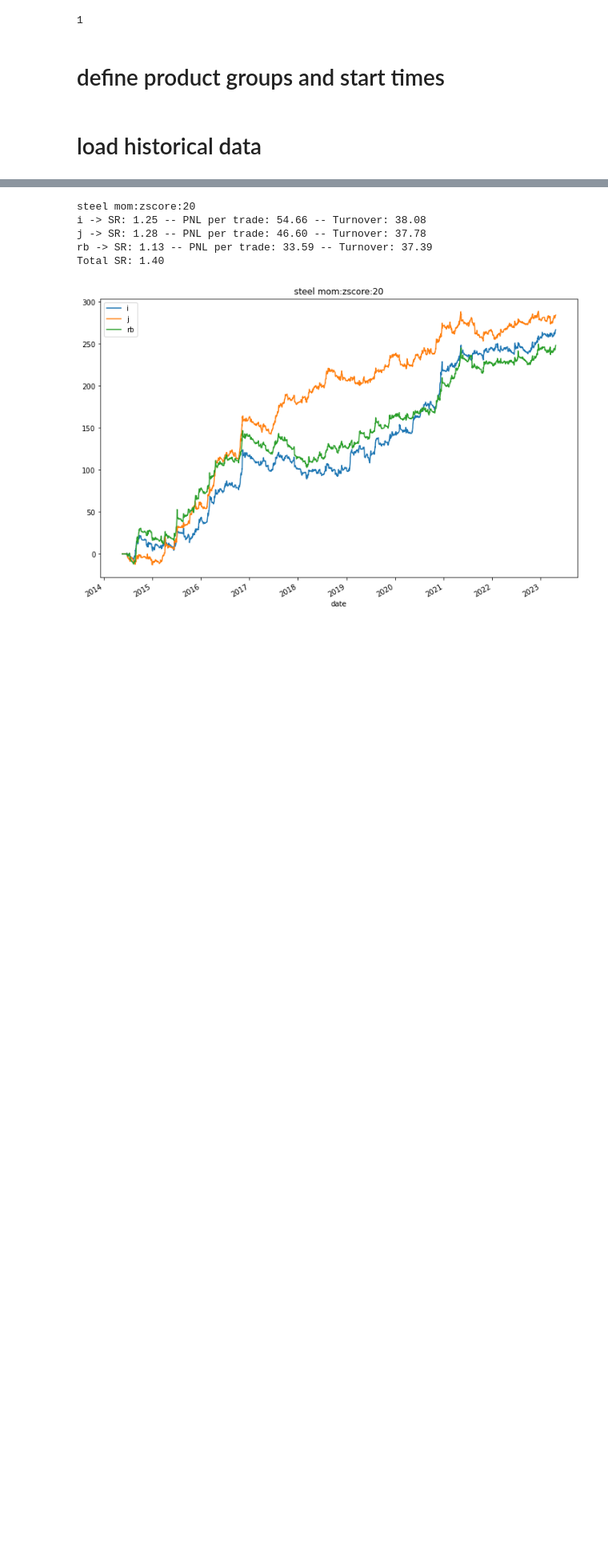
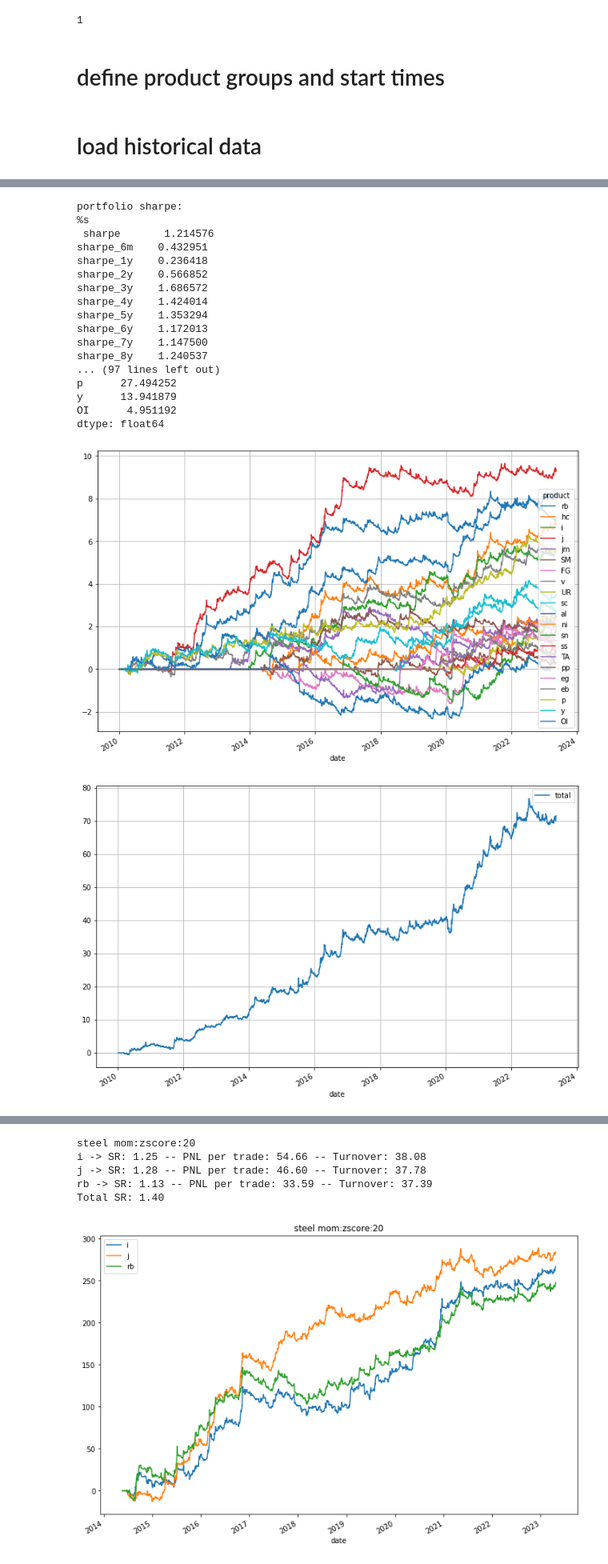
Before and after one commit to harvey1673/pyktrader3, a Jupyter notebook: bktest/bt_signal_price_signals.ipynb, the cells around one changed output, grey strips where cells are left out. Shown at 80% size. Saved outputs shown, nothing was run; the diff lists cells and outputs as text; code cells hidden in the pictures; blank space fills up the shorter version.

```diff
--- a/bktest/bt_signal_price_signals.ipynb
+++ b/bktest/bt_signal_price_signals.ipynb
@@ -151,11 +150,15 @@ adf = df.copy(deep=True)
 # %%
 signal_func = 'qtl'
-param_rng = [40, 50, 2]
+param_rng = [20, 40, 2]
 signal_cap = None
 
-# feature_ts = adf[('hc', 'c1', 'px_chg')] - adf[('rb', 'c1', 'px_chg')]
 # win=20
-# feature_ts = feature_ts.ewm(span=win).mean()/feature_ts.ewm(span=win).std()
+# feature1 = df[('hc', 'c1', 'px_chg')] - df[('i', 'c1', 'px_chg')]
+# signal1 = feature1.ewm(span=win).mean()/feature1.ewm(span=win).std()
+
+# feature2 = df[('hc', 'c1', 'px_chg')] - df[('j', 'c1', 'px_chg')]
+# signal2 = feature2.ewm(span=win).mean()/feature2.ewm(span=win).std()
+
 # signal_ts = feature_ts
 
 #feature_ts = feature_ts.cumsum()
@@ -167,23 +170,23 @@ signal_cap = None
 #sig_s1 = (sig_diff - sig_diff.rolling(win).mean())/sig_diff.rolling(win).std()
 #sig_s2 = sig_diff.ewm(span=win).mean()/sig_diff.ewm(span=win).std()
 
-
 #many to many signals
 signal_assets = ['v',]
 sig_list = []
 for asset in signal_assets:
     feature_ts = df[(asset, 'c1', 'close')]
+#     feature_ts = feature_ts.ewm(span=win).mean()/feature_ts.ewm(span=win).std()
     feature_ts = calc_conv_signal(feature_ts.dropna(), signal_func, param_rng,
                                   signal_cap=signal_cap)
     sig_list.append(feature_ts)
 signal_ts = pd.concat(sig_list, axis=1).mean(axis=1)
 
 #one
-# feature_ts = df[('MA', 'c1', 'close')] # ['v', 'pp', 'l', 'eg', 'TA', 'PF', 'eb', 'pg', 'fu', 'lu', 'sc']
+# feature_ts = df[('v', 'c1', 'close')] # ['v', 'pp', 'l', 'eg', 'TA', 'PF', 'eb', 'pg', 'fu', 'lu', 'sc']
 # signal_ts = calc_conv_signal(feature_ts.dropna(), signal_func, param_rng, signal_cap=signal_cap)
 
 #asset_list = ['rb', 'hc', 'i', 'j', 'jm', 'UR', 'FG', 'cu', 'al', 'zn', 'ss', 'ni', 'sn', ]
-asset_list = ['pp', 'eg', 'eb', 'TA',]
+asset_list = ['TA', 'pp', 'eg', 'eb', 'cu', 'al', 'zn']
 sig_df = pd.DataFrame(index=adf.index, columns=asset_list)
 for asset in asset_list:
     if asset in ['lh']:
@@ -246,3 +204,48 @@ dtype: float64
+# %%
+vol_win=20
+vol_df = get_asset_vols(df, asset_list, vol_win=vol_win, vol_type='pct_chg')
+
+holding = generate_holding_from_signal(signal_df, vol_df,
+                                       risk_scaling=1.0,
+                                       asset_scaling=False)
+df_pxchg = get_px_chg(df, exec_mode='open', chg_type='pct', contract='c1')
+df_pxchg = df_pxchg[asset_list].reindex(index=holding.index)
+
+bt_metrics = MetricsBase(holdings=holding[asset_list],
+                         returns=df_pxchg[asset_list])
+
+pnl_tenors = ['6m', '1y', '2y', '3y', '4y', '5y', '6y', '7y', '8y', '9y']
+pnl_stats = bt_metrics.calculate_pnl_stats(shift=0, use_log_returns=False, tenors=pnl_tenors, perf_metrics=['sharpe', 'std'])
+print('portfolio sharpe:\n%s\n', pnl_stats['sharpe'])
+print('asset sharpe:\n%s\n', pnl_stats['asset_sharpe_stats'])
+print('turnover: %s\n pnl_per_trade: %s\n' % (pnl_stats['turnover'], pnl_stats['pnl_per_trade']))
+
+pnl_stats['asset_cumpnl'].plot()
+plt.grid()
+plt.show()
+pnl_stats['portfolio_cumpnl'].plot()
+plt.grid()
+plt.show()
+# %% [output]
+portfolio sharpe:
+%s
+ sharpe       1.214576
+sharpe_6m    0.432951
+sharpe_1y    0.236418
+sharpe_2y    0.566852
+sharpe_3y    1.686572
+sharpe_4y    1.424014
+sharpe_5y    1.353294
+sharpe_6y    1.172013
+sharpe_7y    1.147500
+sharpe_8y    1.240537
+... (97 lines left out)
+p      27.494252
+y      13.941879
+OI      4.951192
+dtype: float64
+[figure, added]
+[figure, added]
 # %%
 product_list = ['rb', 'hc', 'i', 'j', 'jm', 'cu', 'al', 'zn', 'v', 'UR', 'FG', 'ni', 'sn', 'ss', ] # 'ag', 'p', 'y', 'OI'
 
```
Also changed, not shown: parts of 8 cells of this notebook, 13 other files.
